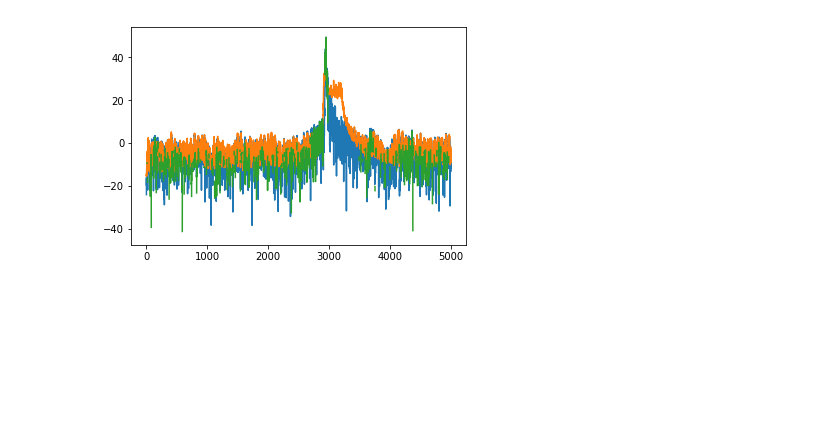
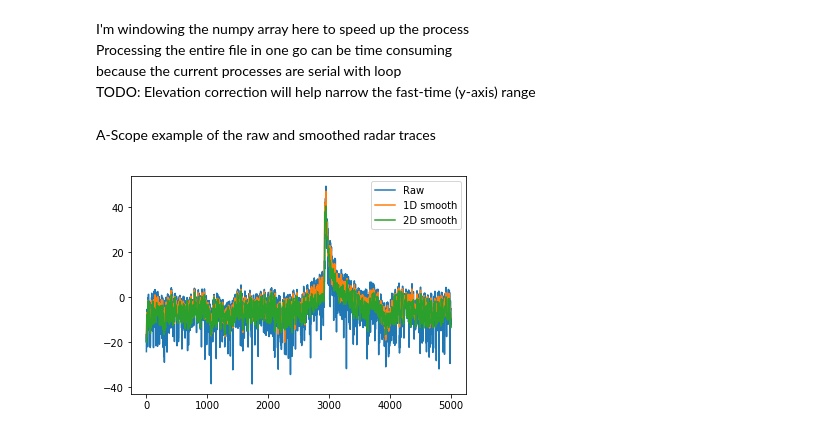
Before and after one commit to kingjml/pySnowRadar, a Jupyter notebook: pyWavelet/awi.ipynb, the cells around one changed output. Cells and saved outputs as stored; diff of their text form; code cells hidden in the pictures; blank space fills up the shorter version.

```diff
--- a/pyWavelet/awi.ipynb
+++ b/pyWavelet/awi.ipynb
@@ -32,9 +45,14 @@ print(radar_dat.n2n)
 def RadarWindow(x,window_len=11):
     y = np.convolve(signal.windows.boxcar(window_len)/signal.windows.boxcar(window_len).sum(),x,mode='valid')
     return y
+# %% [markdown]
+I'm windowing the numpy array here to speed up the process
+Processing the entire file in one go can be time consuming
+because the current processes are serial with loop
+TODO: Elevation correction will help narrow the fast-time (y-axis) range
 # %%
 #radar_sub = np.transpose(radar_dat.data_radar)[1000:5000,0:300]
-radar_sub = np.transpose(radar_dat.data_radar)[1000:6000,0:300]
+radar_sub = np.transpose(radar_dat.data_radar)[1000:6000,0:1000]
 
 #radar_sub = np.transpose(radar_dat.data_radar)
 radar_1d_smooth = np.apply_along_axis(RadarWindow, 0, radar_sub, 5)
@@ -46,12 +61,14 @@ meansignal = radar_sub.mean(axis=1)
+# %% [markdown]
+A-Scope example of the raw and smoothed radar traces
 # %%
 col_idx = 150
 fig, ax = plt.subplots()
 #ax.plot(data_col)
 ax.plot(10*np.log10(radar_sub[:,1]))
-ax.plot(10*np.log10(meansignal))
-ax.plot(10*np.log10(radar_sub[:,1]-meansignal))
-#ax.plot(10*np.log10(t))
+ax.plot(10*np.log10(radar_1d_smooth[:,1]))
+ax.plot(10*np.log10(radar_2d_smooth[:,1]))
+ax.legend(('Raw', '1D smooth', '2D smooth'))
 plt.show()
 # %% [output]
-[figure, old version]
+[figure, new version]
 # %%
```
Also changed, not shown: parts of 14 cells of this notebook, 10 other files.
